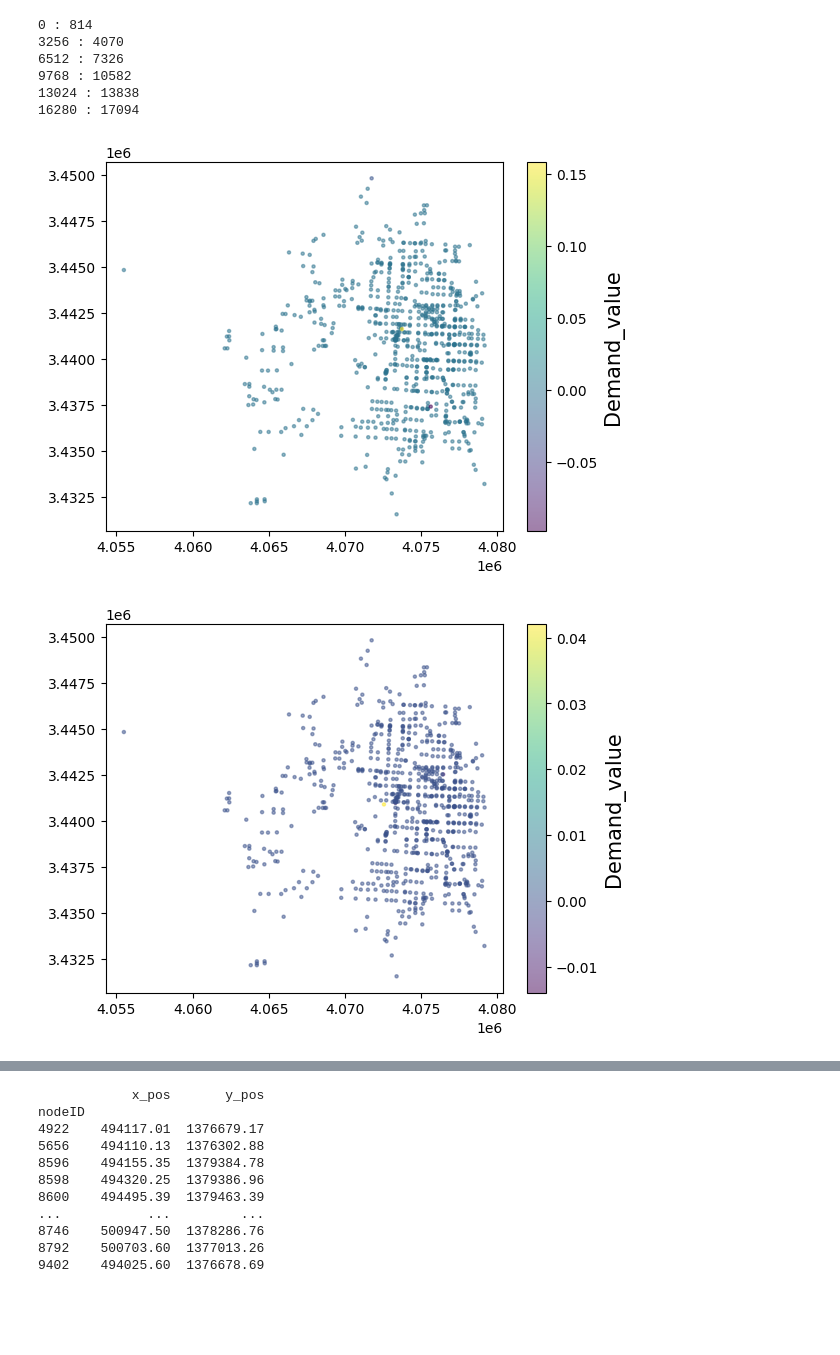
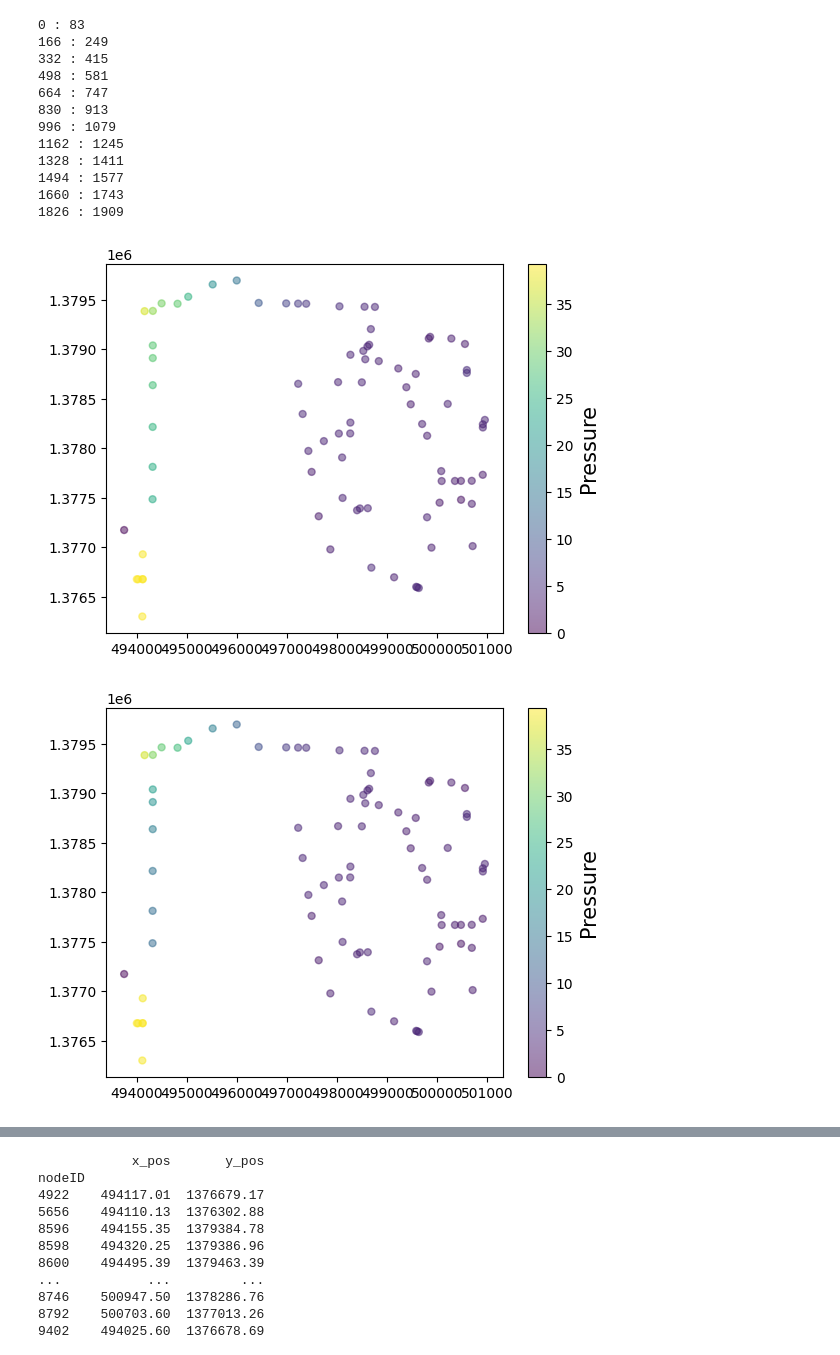
Before and after one commit to WITS-Restart/WDN-Dataset-Workbench, a Jupyter notebook: plot-analysis/plot-demand.ipynb, the cells around one changed output, grey strips where cells are left out. Drawn from its saved outputs; the diff is of its cells as text; code cells hidden in the pictures; blank space fills up the shorter version.

```diff
--- a/plot-analysis/plot-demand.ipynb
+++ b/plot-analysis/plot-demand.ipynb
@@ -14,3 +6,16 @@ wdn = pd.read_csv(root_path + save_csv_path + file_1, sep=';')
+# %%
+root_path = '..'
+
+# save_csv_path = f'/networks/dataset-network-out/NET_3/h_24/'
+# file_1 = 'NET_3_bd_pattern_h_24_leak_area_0_nodes.csv'
+#
+# save_csv_path = f'/networks/dataset-network-out/NET_3/h_720/'
+# file_1 = 'NET_3_bd_pattern_h_720_leak_area_0_nodes.csv'
+
+save_csv_path = f'/networks/dataset-network-out/NET_3/h_720/'
+file_1 = 'NET_3_bd_0_05_h_720_leak_area_0_nodes.csv'
+
+wdn = pd.read_csv(root_path + save_csv_path + file_1, sep=';')
 # %%
 #inspect data structure
 #head and columns
@@ -58,4 +44,5 @@ Name: 19559, dtype: object
 nodeListValue = wdn['nodeID'].unique()
 print(nodeListValue)
 print(len(nodeListValue))
+NodeNumber = len(nodeListValue)
 # %% [output]
@@ -171,34 +133,40 @@ Name: pressure_value, Length: 815, dtype: float64
 # %%
 N = wdn.shape[0] #50
-x = wdn.loc[:814, 'x_pos'] #np.random.rand(N)
-y = wdn.loc[:814, 'y_pos'] #np.random.rand(N)
+x = wdn.loc[:NodeNumber, 'x_pos'] #np.random.rand(N)
+y = wdn.loc[:NodeNumber, 'y_pos'] #np.random.rand(N)
 
 
 
-area = 5 # (30 * np.random.rand(N))**2  # 0 to 15 point radii
+area = 25 # (30 * np.random.rand(N))**2  # 0 to 15 point radii
 figureIndex = 0
 for index in range(24):
 
-    if index%4==0:
-      print(index*814, ":", (index+1)*814)
-      colors_pressure = wdn.loc[index*814:(index+1)*814, 'pressure_value']
-      colors_demand = wdn.loc[index*814:(index+1)*814, 'demand_value']
+    if index%2==0:
+      print(index*NodeNumber, ":", (index+1)*NodeNumber)
+      colors_pressure = wdn.loc[index*NodeNumber:(index+1)*NodeNumber, 'pressure_value']
+      colors_demand = wdn.loc[index*NodeNumber:(index+1)*NodeNumber, 'demand_value']
 
       fig = plt.figure(index)
 
-      # plt.scatter(x, y, s=area, c=colors_pressure, alpha=0.5)
+      plt.scatter(x, y, s=area, c=colors_pressure, alpha=0.5)
+      cbar = plt.colorbar()
+      cbar.ax.set_ylabel('Pressure', rotation=90, size=15)
+      #
+      # plt.scatter(x, y, s=area, c=colors_demand, alpha=0.5)
       # cbar = plt.colorbar()
-      # cbar.ax.set_ylabel('Pressure', rotation=90, size=15)
-
-      plt.scatter(x, y, s=area, c=colors_demand, alpha=0.5)
-      cbar = plt.colorbar()
-      cbar.ax.set_ylabel('Demand_value', rotation=90, size=15)
+      # cbar.ax.set_ylabel('Demand_value', rotation=90, size=15)
 # %% [output]
-0 : 814
-3256 : 4070
-6512 : 7326
-9768 : 10582
-13024 : 13838
-16280 : 17094
+0 : 83
+166 : 249
+332 : 415
+498 : 581
+664 : 747
+830 : 913
+996 : 1079
+1162 : 1245
+1328 : 1411
+1494 : 1577
+1660 : 1743
+1826 : 1909
-[figure, old version]
+[figure, new version]
-[figure, old version]
+[figure, new version]
```
Also changed, not shown: parts of 18 cells of this notebook, 14 other files.
